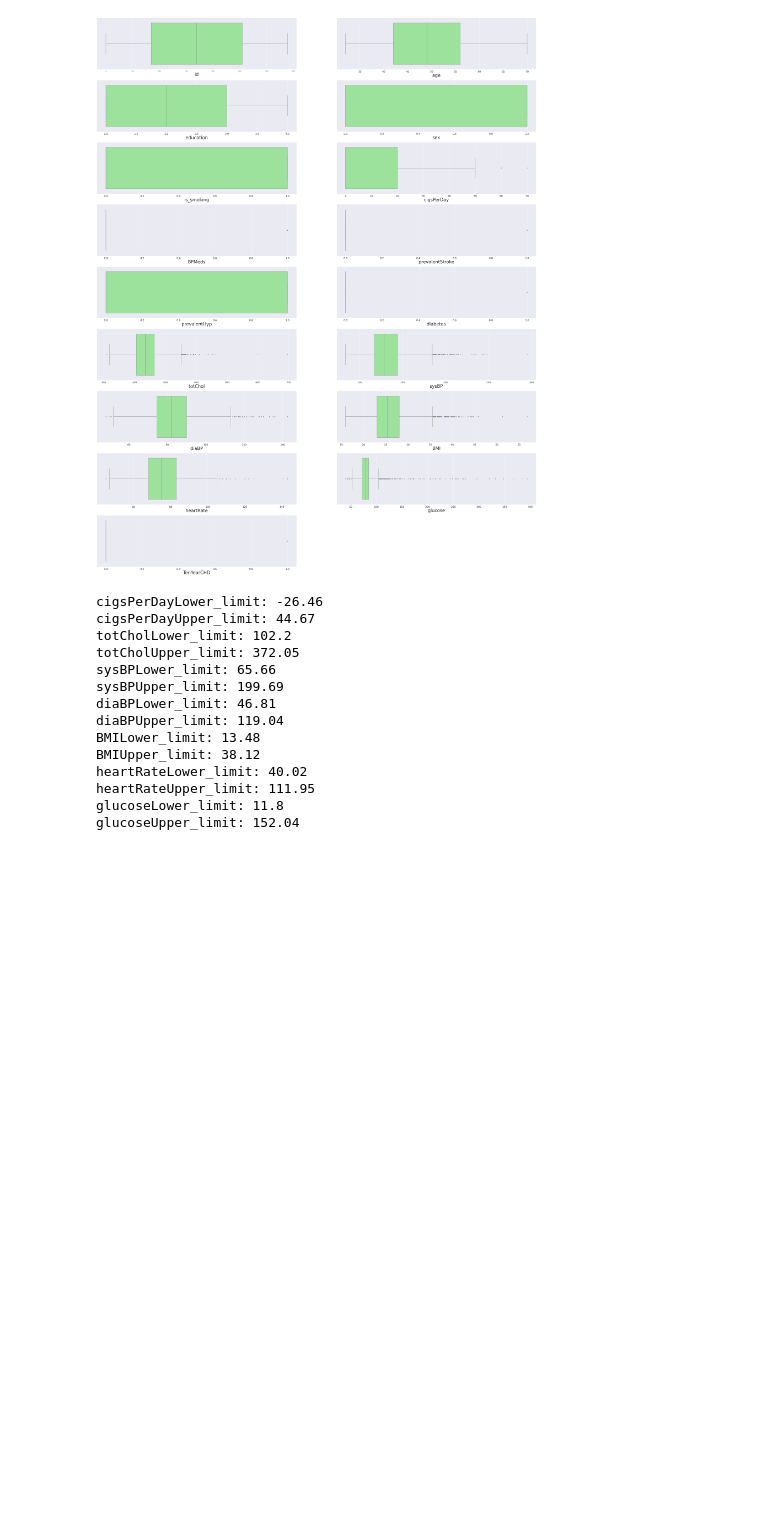
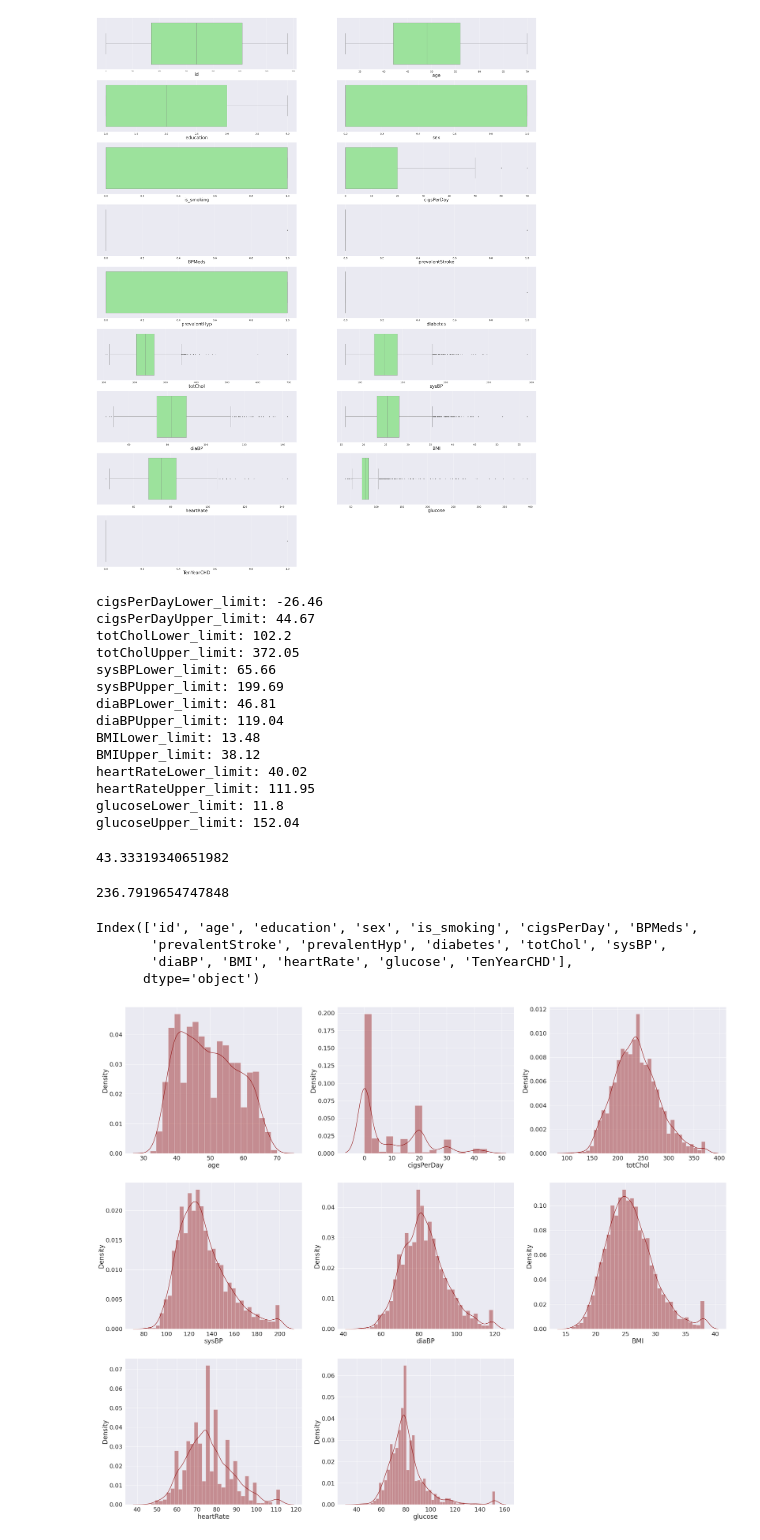
Before and after one commit to Sriharish19/SH-Supervised-ML-Cardiovascular-Risk-Prediction, a Jupyter notebook: SH_Supervised_ML_Classification_Cardiovascular_Risk_Prediction.ipynb, the cells around one changed output. Drawn from its saved outputs; the diff is of its cells as text; code cells hidden in the pictures; blank space fills up the shorter version.

```diff
--- a/SH_Supervised_ML_Classification_Cardiovascular_Risk_Prediction.ipynb
+++ b/SH_Supervised_ML_Classification_Cardiovascular_Risk_Prediction.ipynb
@@ -231,3 +231,31 @@ heartRateLower_limit: 40.02
 heartRateUpper_limit: 111.95
 glucoseLower_limit: 11.8
 glucoseUpper_limit: 152.04
+# %%
+df['totChol'].std()
+# %% [output]
+43.33319340651982
+# %%
+df['totChol'].mean()
+# %% [output]
+236.7919654747848
+# %%
+#columns
+df.columns
+# %% [output]
+Index(['id', 'age', 'education', 'sex', 'is_smoking', 'cigsPerDay', 'BPMeds',
+       'prevalentStroke', 'prevalentHyp', 'diabetes', 'totChol', 'sysBP',
+       'diaBP', 'BMI', 'heartRate', 'glucose', 'TenYearCHD'],
+      dtype='object')
+# %%
+# Distribution plot for numerical variables
+lst_dist = ['age','cigsPerDay','totChol', 'sysBP','diaBP', 'BMI', 'heartRate', 'glucose']
+
+plt.figure(figsize = (40,70))
+sns.set_theme()
+for i in enumerate(lst_dist):
+  sns.set(font_scale = 2)
+  plt.subplot(6, 3,i[0]+1)
+  sns.distplot(df[i[1]],color = 'darkred')
+# %% [output]
+[figure, added]
```
Also changed, not shown: parts of 5 cells of this notebook.
